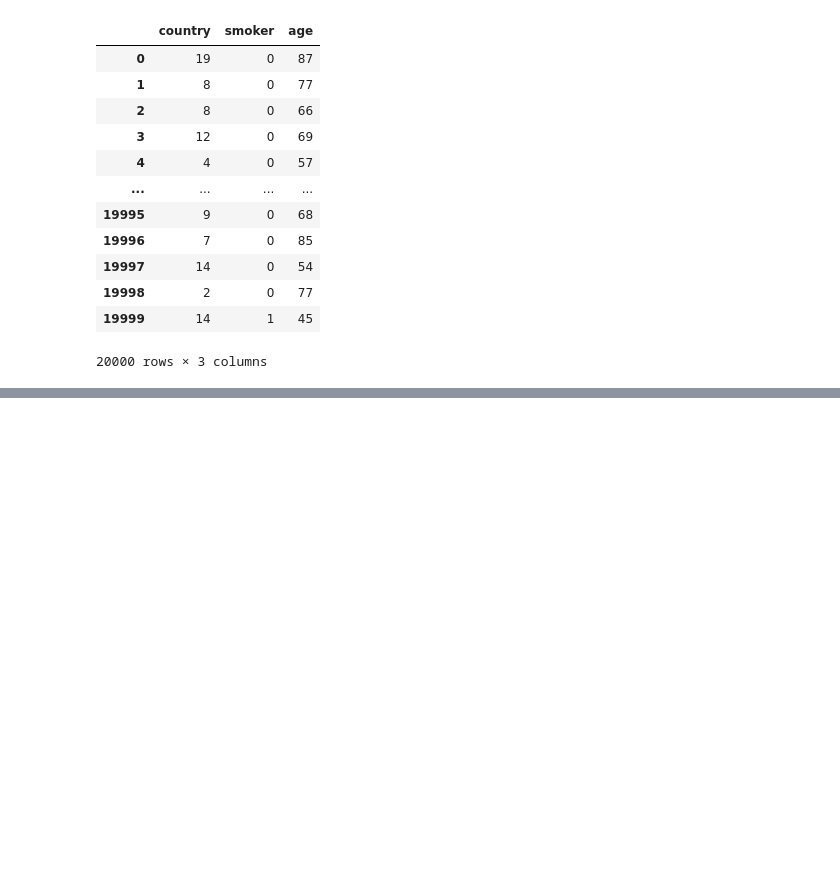
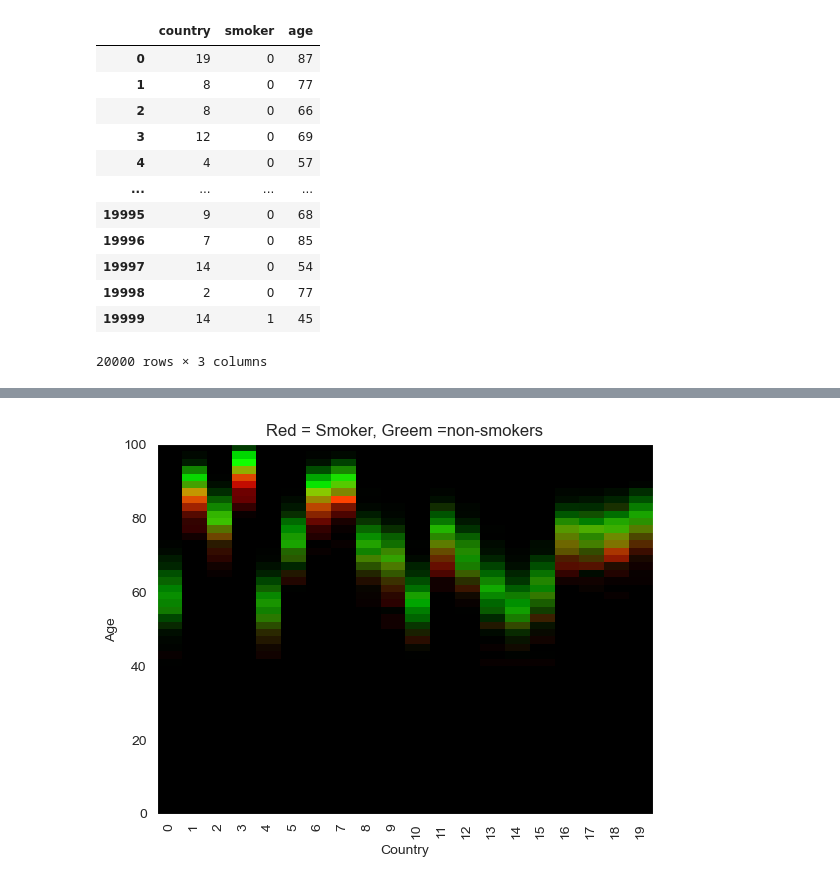
Before and after one commit to mak8427/data_visualization, a Jupyter notebook: problem-sheet-09/ex09_davide.ipynb, the cells around one changed output, grey strips where cells are left out. Drawn from its saved outputs; the diff is of its cells as text; code cells hidden in the pictures; blank space fills up the shorter version.

```diff
--- a/problem-sheet-09/ex09_davide.ipynb
+++ b/problem-sheet-09/ex09_davide.ipynb
@@ -99,0 +97,44 @@ plt.show()
+# %%
+country_bins = np.arange(21)
+age_bins = np.arange(0, 101, 2)
+
+smoke_hist, _, _ = np.histogram2d(
+        data['age'][data['smoker']==1],
+    data['country'][data['smoker']==1],
+
+    bins=[age_bins, country_bins])
+nonsmoke_hist, _, _ = np.histogram2d(
+        data['age'][data['smoker']==0],
+    data['country'][data['smoker']==0],
+
+    bins=[age_bins, country_bins])
+
+smoke_norm = smoke_hist / smoke_hist.max()
+nonsmoke_norm = nonsmoke_hist / nonsmoke_hist.max()
+
+# 4. Stack into an RGB  red=smokers, green=non-smokers
+rgb = np.zeros((len(age_bins)-1, len(country_bins)-1, 3))
+rgb[..., 0] = smoke_norm
+rgb[..., 1] = nonsmoke_norm
+
+# 5. Plot
+plt.imshow(rgb, origin='lower', aspect='auto',
+           extent=[country_bins[0], country_bins[-1],
+                    age_bins[0], age_bins[-1]])
+
+plt.imshow(rgb, origin='lower', aspect='auto',
+           extent=[country_bins[0], country_bins[-1],
+                   age_bins[0], age_bins[-1]])
+plt.xlabel("Country")
+plt.ylabel("Age")
+plt.grid()
+
+num_countries = len(country_bins) - 1
+positions = np.arange(num_countries) + 0.5
+labels    = np.arange(num_countries)
+plt.xticks(positions, labels, rotation=90)
+plt.xlim(0, num_countries)
+plt.title("Red = Smoker, Greem =non-smokers")
+plt.show()
+# %% [output]
+[figure, added]
```
Also changed, not shown: parts of 5 cells of this notebook, 1 other file.
